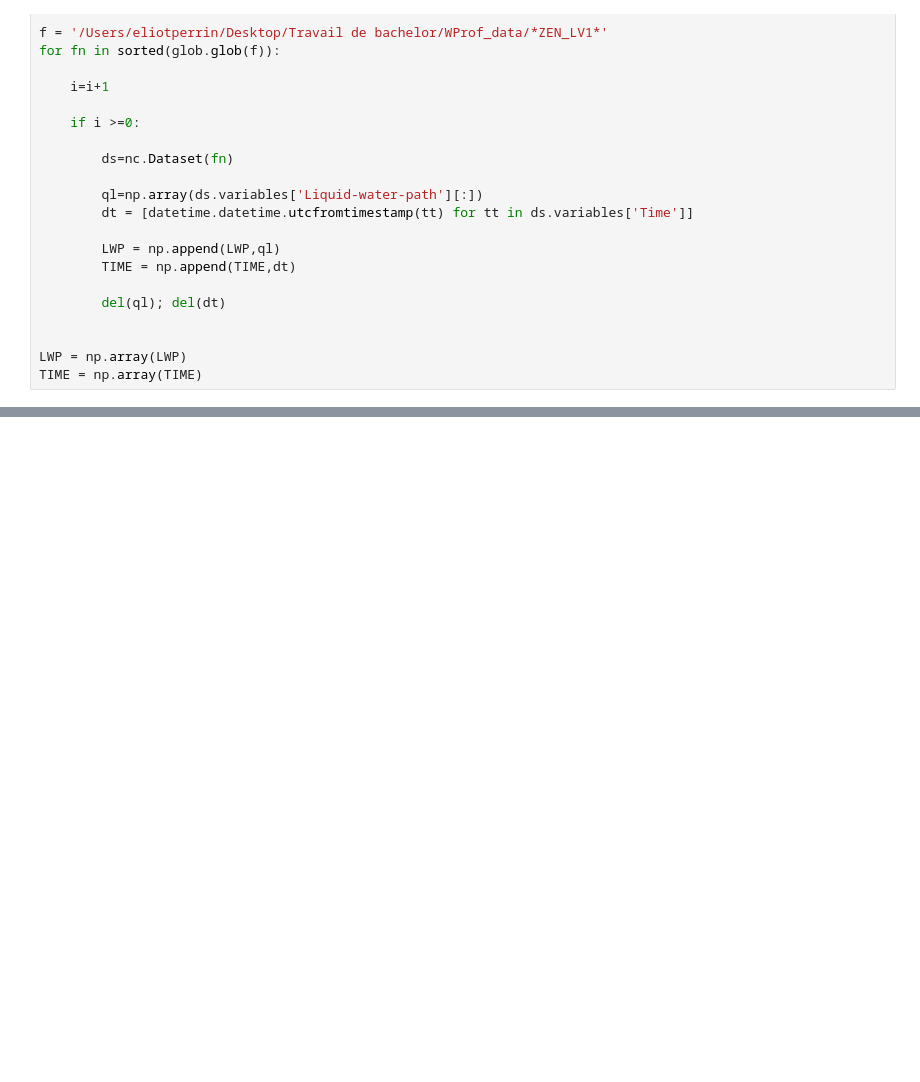
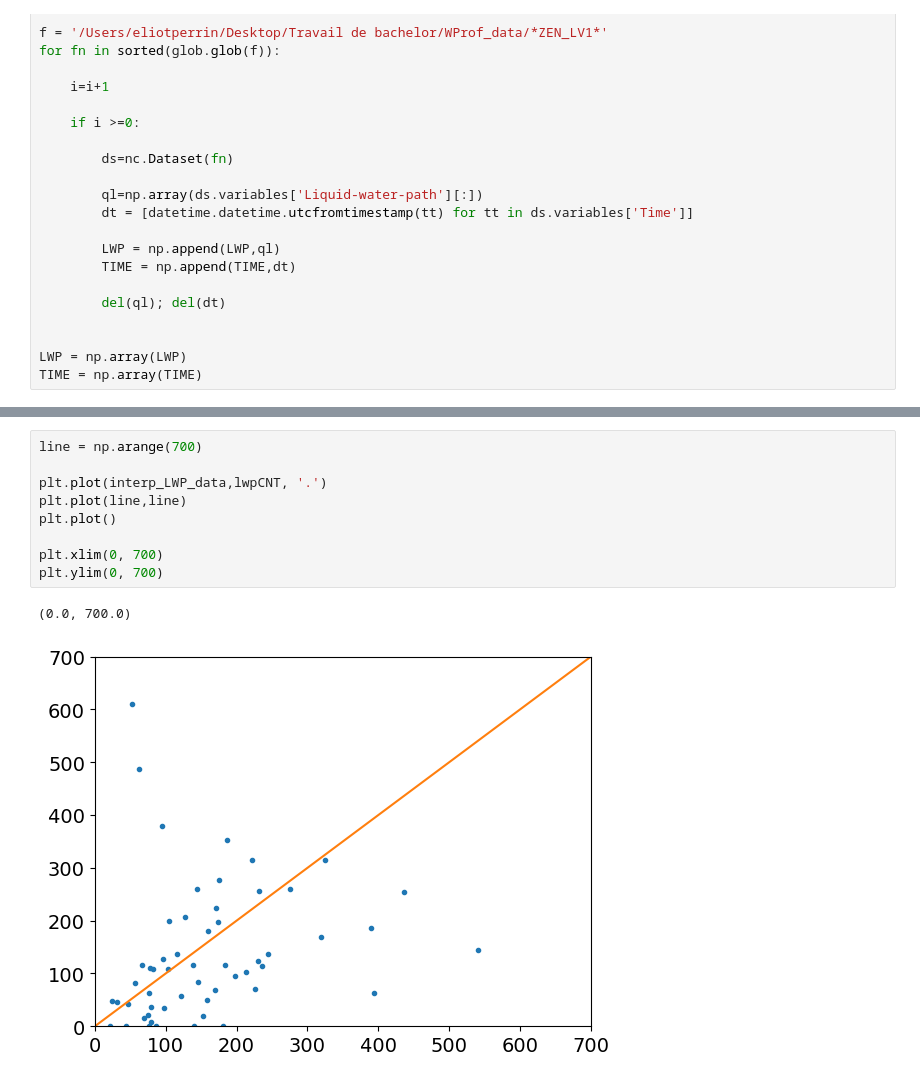
Before and after one commit to eliotperrin/Mixed-phase-cloud-with-CR-SIM, a Jupyter notebook: lwp difference.ipynb, the cells around one changed output, grey strips where cells are left out. Drawn from its saved outputs; the diff is of its cells as text; blank space fills up the shorter version.

Commit message:
Advance in data analysis

```diff
--- a/lwp difference.ipynb
+++ b/lwp difference.ipynb
@@ -199,0 +202,12 @@ plt.plot(wrf_time,lwpCNT)
+# %%
+line = np.arange(700)
+
+plt.plot(interp_LWP_data,lwpCNT, '.')
+plt.plot(line,line)
+plt.plot()
+
+plt.xlim(0, 700)
+plt.ylim(0, 700)
+# %% [output]
+(0.0, 700.0)
+[figure, added]
```
Also changed, not shown: parts of 7 cells of this notebook, 1 other file.
